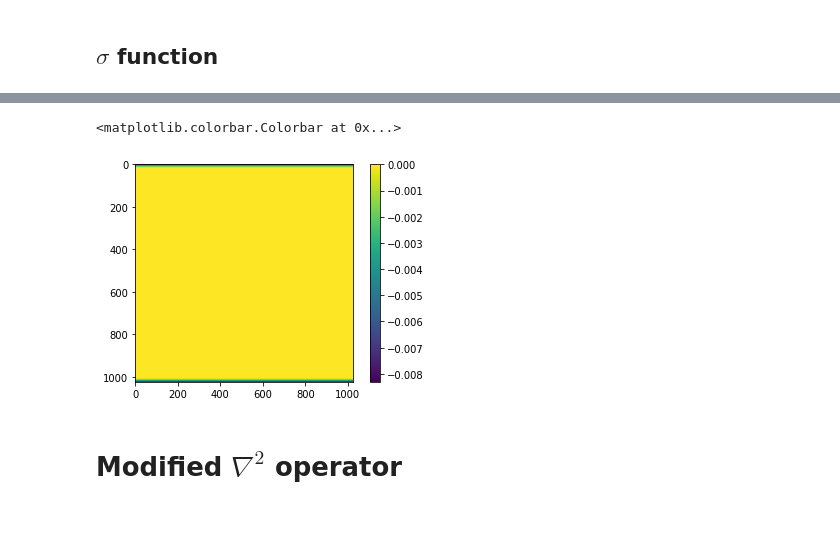
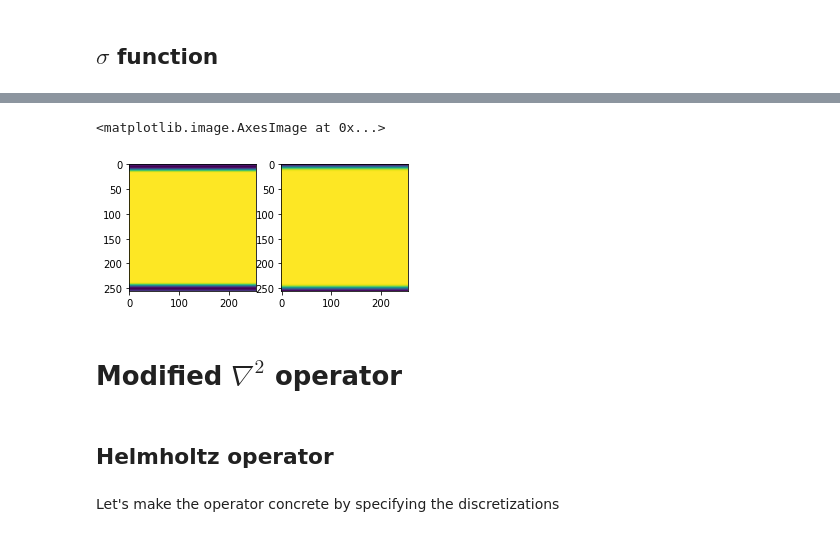
Before and after one commit to ucl-bug/jwave, a Jupyter notebook: docs/notebooks/simulate_helmholtz_equation.ipynb, the cells around one changed output, grey strips where cells are left out. Drawn from its saved outputs; the diff is of its cells as text; code cells hidden in the pictures.

Commit message:
helmholtz problem on fourier

```diff
--- a/docs/notebooks/simulate_helmholtz_equation.ipynb
+++ b/docs/notebooks/simulate_helmholtz_equation.ipynb
@@ -52,20 +53,24 @@ plt.colorbar()
 # %%
-delta_pml = 512 - 20.
+delta_pml = 110.
 
 def sigma(X):
     on_pml = jops.elementwise(
         lambda x: jnp.where(
             jnp.abs(x) > delta_pml,
-            (jnp.abs(jnp.abs(x)-delta_pml)/(64. - delta_pml)),
+            (jnp.abs(jnp.abs(x)-delta_pml)/(128. - delta_pml)),
             0.)
     )
-    return 4*on_pml(X)**2
+    return 2.*on_pml(X)**2
+
+@operator()
+def grad_factor(X):
+    return 1./(1 + 1j*sigma(X)/omega)
 # %%
-s = operator()(sigma)(X=X)
-global_params = s.get_global_params()
+outfield = grad_factor(X=X)
+global_params = outfield.get_global_params()
 
-# Can use directly this on a GridBased
-PML = s.get_field_on_grid(0)(global_params, {'X': {}})
+# Can use directly this on a GridBased discretization
+pml_on_grid = outfield.get_field_on_grid(0)(global_params, {'X': {}})
 
-# Or can use the PML function
-pml_f = lambda x: s.get_field(0)(global_params, {'X': {}}, x)
+# Or can use the PML function, for whatever other downstream task
+pml_f = lambda x: outfield.get_field(0)(global_params, {'X': {}}, x)
@@ -110,8 +77,9 @@ Operations:
-# %%
-plt.imshow(PML[...,0].imag)
-plt.colorbar()
-# %% [output]
-<matplotlib.colorbar.Colorbar at 0x...>
-[figure, removed]
+# %%
+fig, ax = plt.subplots(1,2,figsize=(5,12))
+ax[0].imshow(pml_on_grid[...,0].imag)
+ax[1].imshow(pml_on_grid[...,0].real)
+# %% [output]
+<matplotlib.image.AxesImage at 0x...>
+[figure, added]
 # %% [markdown]
 # Modified $\nabla^2$ operator
@@ -117,0 +92,2 @@ plt.colorbar()
+# %% [markdown]
+## Helmholtz operator
@@ -118,2 +104,4 @@ plt.colorbar()
+# %% [markdown]
+Let's make the operator concrete by specifying the discretizations
 # %%
 from jwave.discretization import FourierSeries
```
Also changed, not shown: parts of 20 cells of this notebook, 2 other files.
